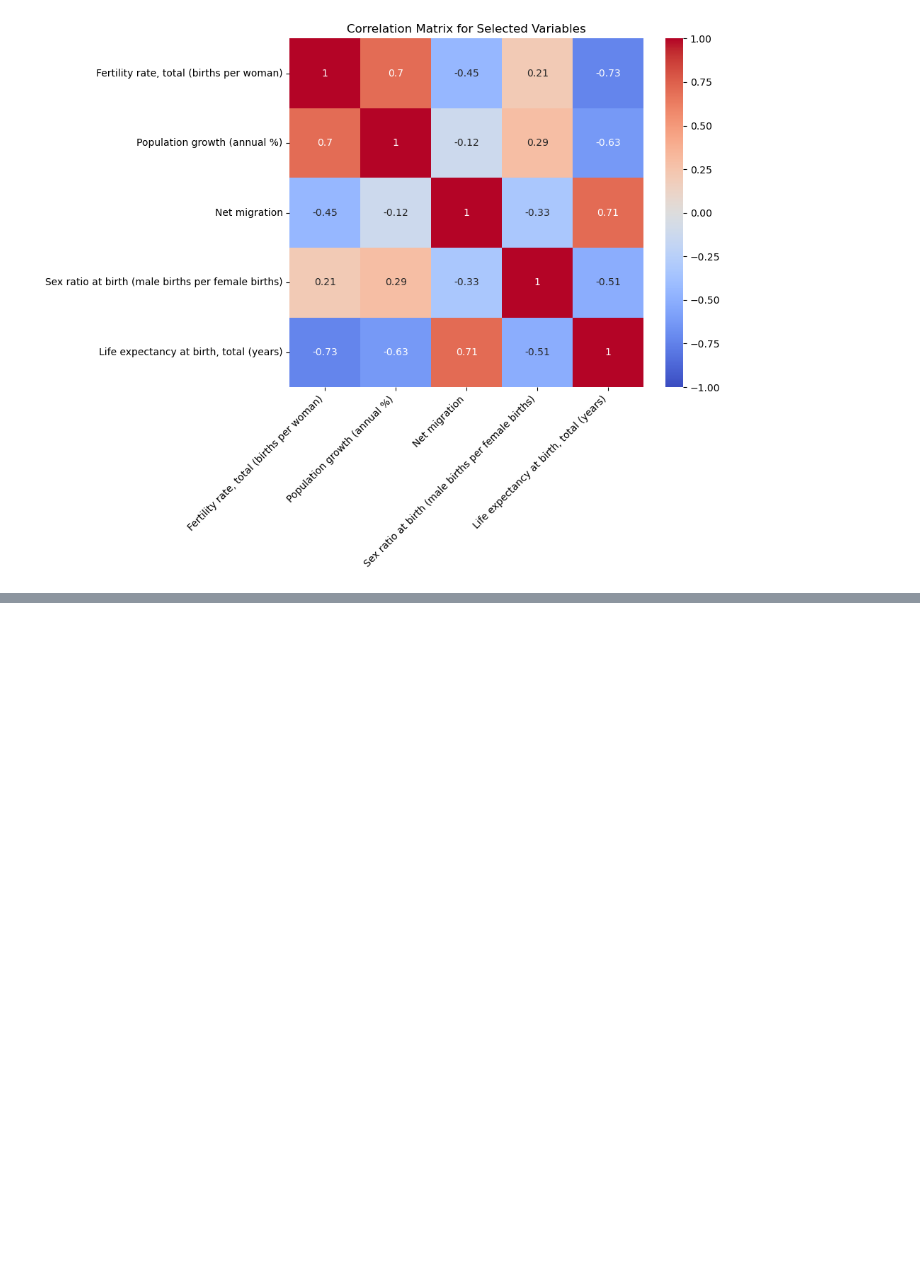
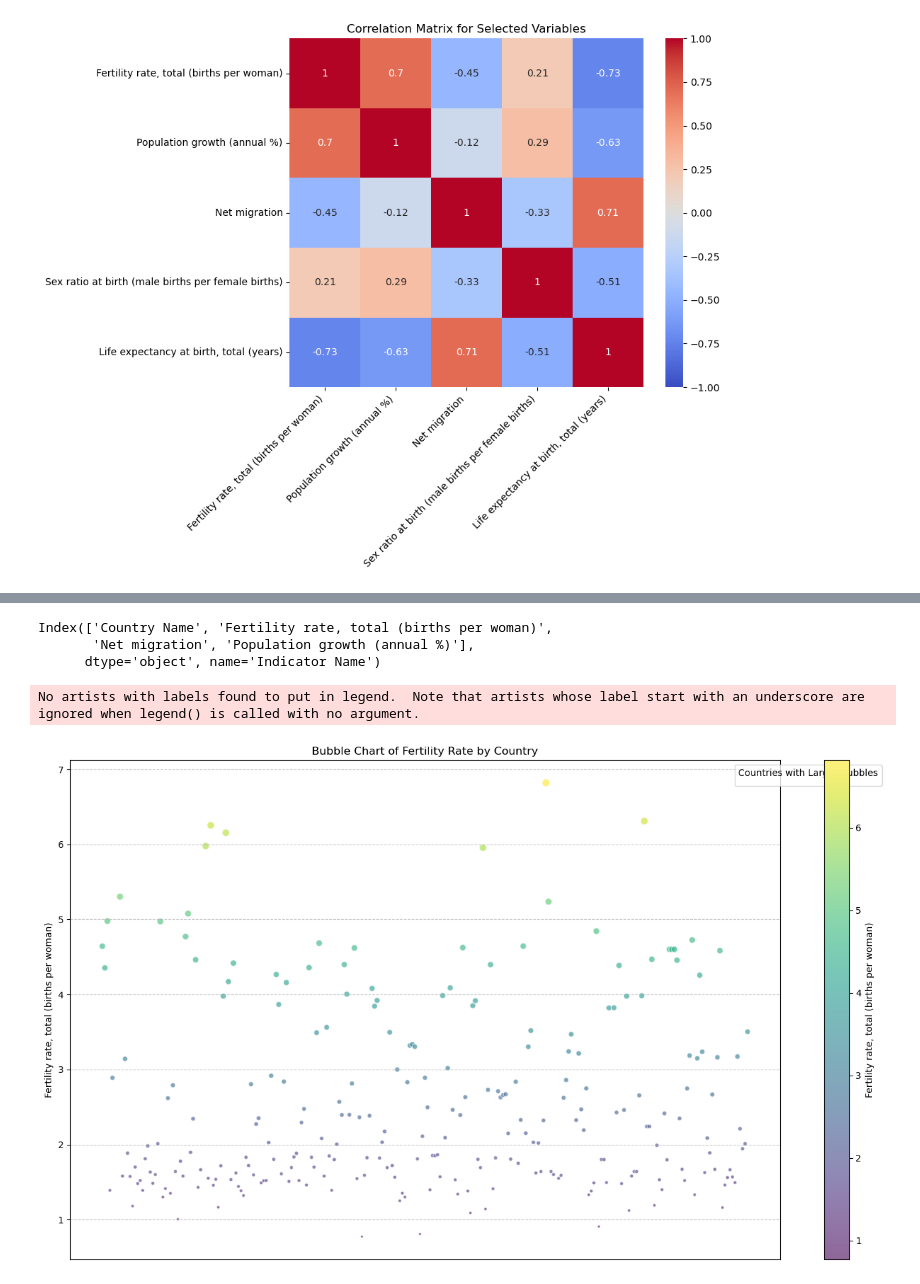
Before and after one commit to gwmchung/team_project, a Jupyter notebook: reports/Additional_analysis.ipynb, the cells around one changed output, grey strips where cells are left out. Cells and saved outputs as stored; diff of their text form; code cells hidden in the pictures; blank space fills up the shorter version.

```diff
--- a/reports/Additional_analysis.ipynb
+++ b/reports/Additional_analysis.ipynb
@@ -92,0 +151,6 @@ plt.show()
+# %%
+print(df_pivot.columns)
+# %% [output]
+Index(['Country Name', 'Fertility rate, total (births per woman)',
+       'Net migration', 'Population growth (annual %)'],
+      dtype='object', name='Indicator Name')
@@ -92,0 +159,42 @@ plt.show()
+# %%
+# Create a bubble chart
+plt.figure(figsize=(14, 8))
+scatter = plt.scatter(
+    df.index,  # Use index for x-axis to hide labels
+    df['Fertility rate, total (births per woman)'],  # y-axis: Fertility rate
+    s=df['Fertility rate, total (births per woman)'] * 10,  # Bubble size
+    alpha=0.6,
+    edgecolors='w',
+    c=df['Fertility rate, total (births per woman)'],  # Color by Fertility rate
+    cmap='viridis'  # Use a color map
+)
+
+plt.xticks([])  # Remove x-axis labels
+plt.xlabel('')  # Remove x-axis label
+plt.ylabel('Fertility rate, total (births per woman)')
+plt.title('Bubble Chart of Fertility Rate by Country')
+
+# Remove vertical grid lines
+plt.grid(axis='y', linestyle='--', alpha=0.7)
+
+# Add a color bar
+plt.colorbar(scatter, label='Fertility rate, total (births per woman)')
+
+# Add a legend only for larger bubbles
+# You can filter out smaller bubbles for legend creation
+plt.legend(
+    loc='upper right',
+    bbox_to_anchor=(1.15, 1),
+    title='Countries with Larger Bubbles'
+)
+
+plt.tight_layout()
+
+# Save the plot as a PNG file
+plt.savefig('bubble_chart_matplotlib.png')
+
+# Show the plot
+plt.show()
+# %% [output]
+No artists with labels found to put in legend.  Note that artists whose label start with an underscore are ignored when legend() is called with no argument.
+[figure, added]
```
Also changed, not shown: parts of 5 cells of this notebook, 2 other files.
